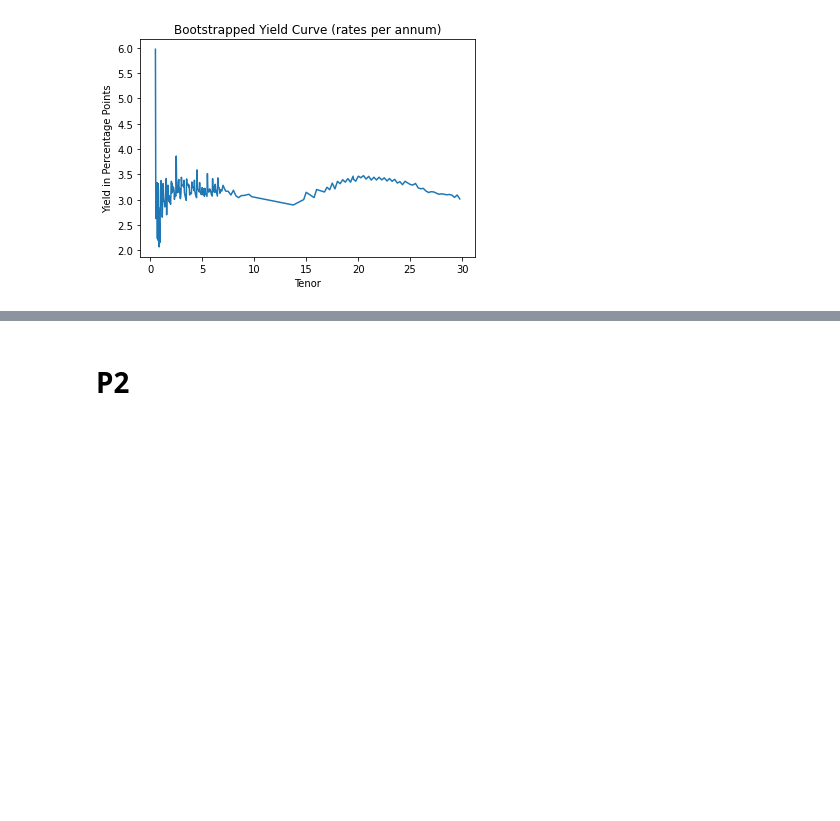
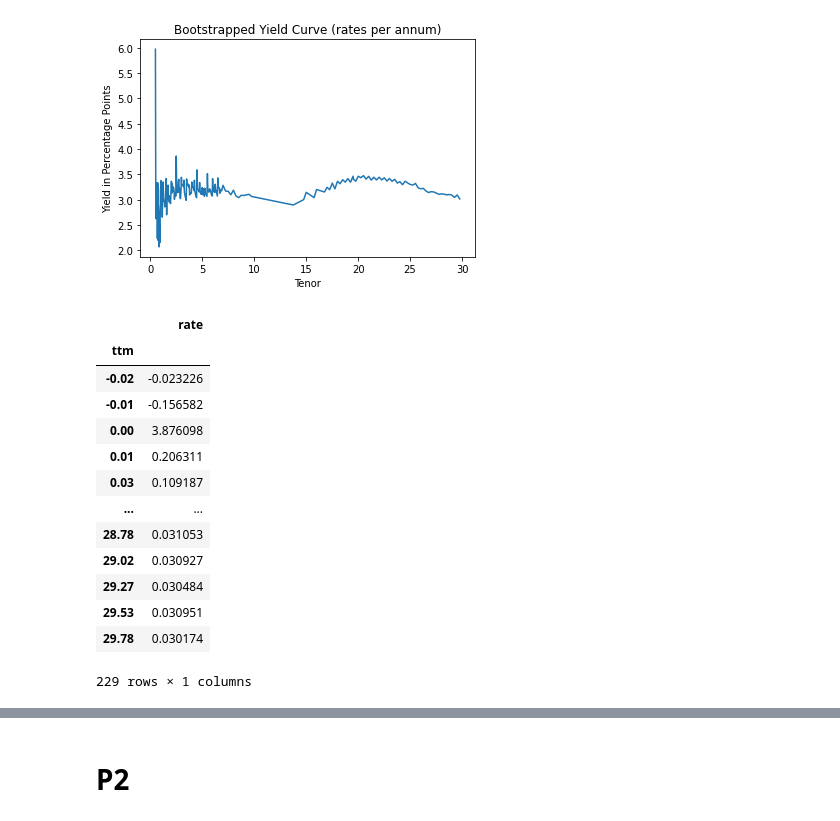
Before and after one commit to jdean53/finops_casestudy, a Jupyter notebook: chaz_nonsense.ipynb, the cells around one changed output, grey strips where cells are left out. Cells and saved outputs as stored; diff of their text form; code cells hidden in the pictures; blank space fills up the shorter version.

```diff
--- a/chaz_nonsense.ipynb
+++ b/chaz_nonsense.ipynb
@@ -95,6 +95,23 @@ plt.ylabel('Yield in Percentage Points')
 # %% [output]
 Text(0, 0.5, 'Yield in Percentage Points')
 [figure]
+# %%
+rates
+# %% [output]
+|  | rate |
+| ttm |  |
+| -0.02 | -0.023226 |
+| -0.01 | -0.156582 |
+| 0.00 | 3.876098 |
+| 0.01 | 0.206311 |
+| 0.03 | 0.109187 |
+| ... | ... |
+| 28.78 | 0.031053 |
+| 29.02 | 0.030927 |
+| 29.27 | 0.030484 |
+| 29.53 | 0.030951 |
+| 29.78 | 0.030174 |
+229 rows × 1 columns
 # %%
 data_prompt = pd.read_excel('Table.xlsx', sheet_name='PromptUse', index_col = 'DateDue')
 data_prompt['ttm'] = np.round((data_prompt.index - datetime.datetime.now()) / datetime.timedelta(days=365), round_to)
```
Also changed, not shown: parts of 17 cells of this notebook.
